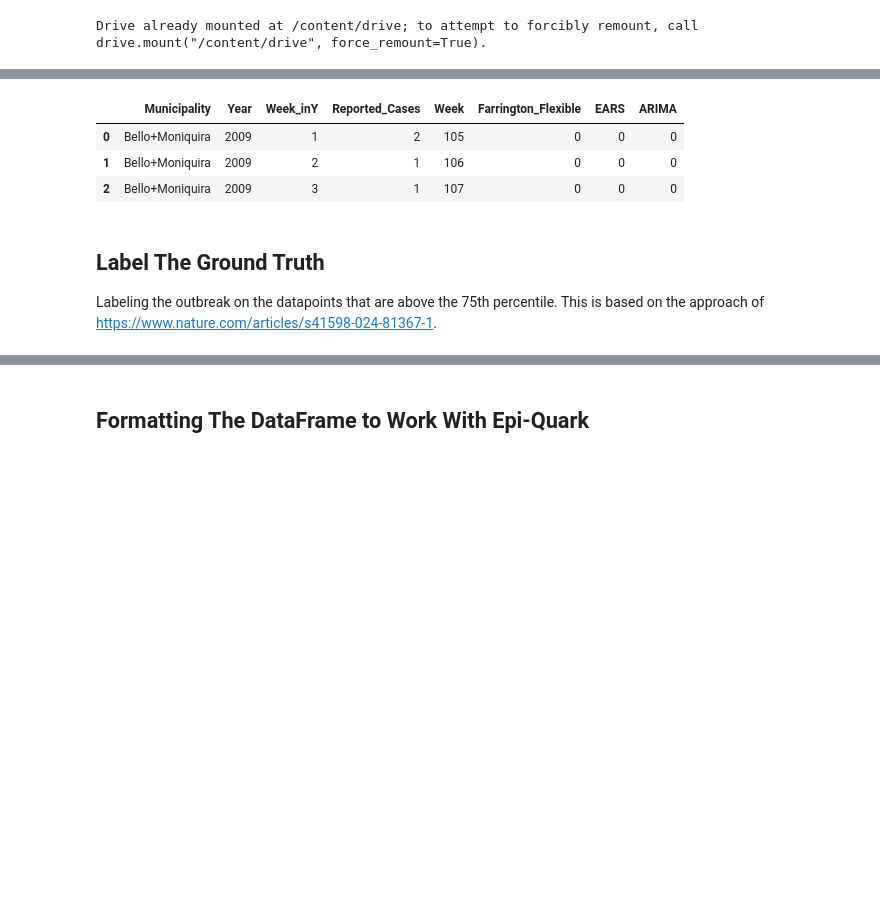
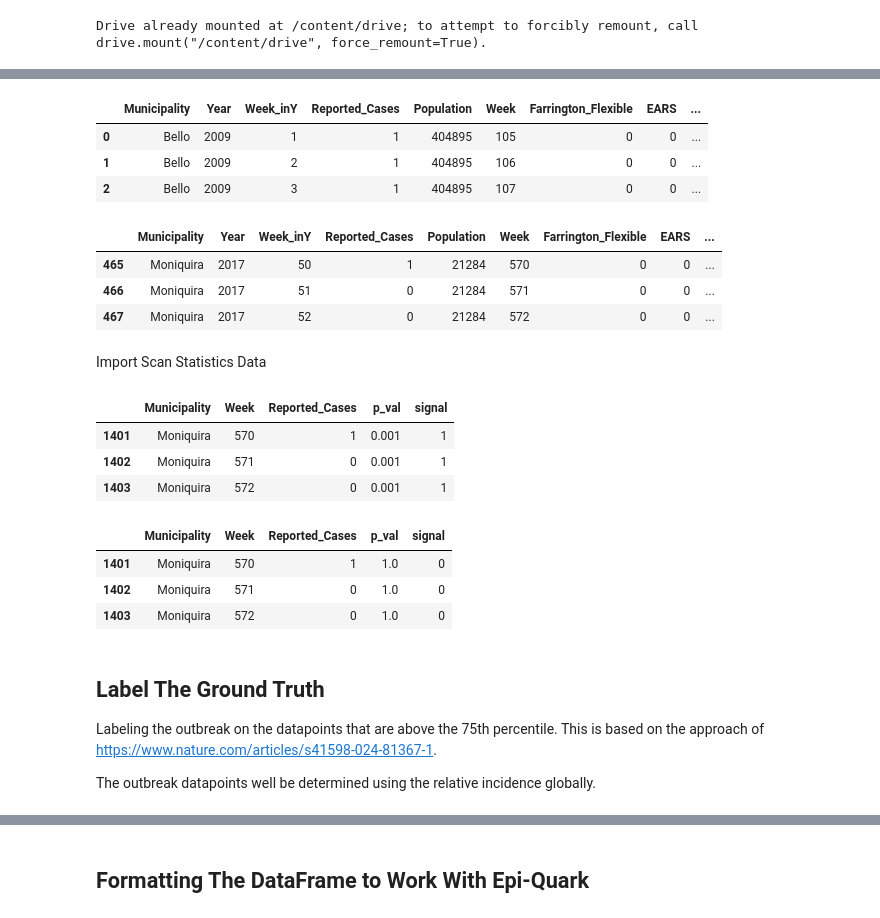
Before and after one commit to SahputraS/Outbreak-Simulation-and-Detection-Testing, a Jupyter notebook: Outbreak_Detection_Evaluation_(Mosquito_Borne_Disease).ipynb, the cells around one changed output, grey strips where cells are left out. Drawn from its saved outputs; the diff is of its cells as text; code cells hidden in the pictures; blank space fills up the shorter version.

```diff
--- a/Outbreak_Detection_Evaluation_(Mosquito_Borne_Disease).ipynb
+++ b/Outbreak_Detection_Evaluation_(Mosquito_Borne_Disease).ipynb
@@ -29,13 +33,65 @@ dengue_cucuta.head(3)
 # %%
-dengue_bemon_path = '/content/drive/My Drive/Mosquito_Data/dengue_bemon.csv'
+dengue_bello_path = '/content/drive/My Drive/Mosquito_Data/dengue_bello.csv'
 
-dengue_bemon = pd.read_csv(dengue_bemon_path)
-dengue_bemon.head(3)
+dengue_bello = pd.read_csv(dengue_bello_path)
+dengue_bello.head(3)
 # %% [output]
-|  | Municipality | Year | Week_inY | Reported_Cases | Week | Farrington_Flexible | EARS | ARIMA |
-| 0 | Bello+Moniquira | 2009 | 1 | 2 | 105 | 0 | 0 | 0 |
-| 1 | Bello+Moniquira | 2009 | 2 | 1 | 106 | 0 | 0 | 0 |
-| 2 | Bello+Moniquira | 2009 | 3 | 1 | 107 | 0 | 0 | 0 |
+|  | Municipality | Year | Week_inY | Reported_Cases | Population | Week | Farrington_Flexible | EARS | ... |
+| 0 | Bello | 2009 | 1 | 1 | 404895 | 105 | 0 | 0 | ... |
+| 1 | Bello | 2009 | 2 | 1 | 404895 | 106 | 0 | 0 | ... |
+| 2 | Bello | 2009 | 3 | 1 | 404895 | 107 | 0 | 0 | ... |
+# %%
+dengue_moni_path = '/content/drive/My Drive/Mosquito_Data/dengue_moni.csv'
+
+dengue_moni = pd.read_csv(dengue_moni_path)
+dengue_moni.tail(3)
+# %% [output]
+|  | Municipality | Year | Week_inY | Reported_Cases | Population | Week | Farrington_Flexible | EARS | ... |
+| 465 | Moniquira | 2017 | 50 | 1 | 21284 | 570 | 0 | 0 | ... |
+| 466 | Moniquira | 2017 | 51 | 0 | 21284 | 571 | 0 | 0 | ... |
+| 467 | Moniquira | 2017 | 52 | 0 | 21284 | 572 | 0 | 0 | ... |
+# %% [markdown]
+Import Scan Statistics Data
+# %%
+scan11y_path = '/content/drive/My Drive/Mosquito_Data/scan_detect_11y.csv'
+
+scan_11y = pd.read_csv(scan11y_path)
+scan_11y['Week_inY'] = scan_11y['Week']
+
+# To have the same format as the other detector
+first_week = dengue_cucuta['Week'][0]
+scan_11y["Week"] = (scan_11y.groupby("Municipality").cumcount().add(first_week))
+scan_11y = scan_11y.drop(columns=["Year", "Week_inY", "Population" ])
+scan_11y = scan_11y.rename(columns={'MC_pvalue': "p_val", "Dengue_total": "Reported_Cases"})
+# Since there is no p_val outside the cluster, i just put the value to be 1 (to then rather put easier to convert to the weight)
+scan_11y["p_val"] = scan_11y["p_val"].fillna(1)
+scan_11y.tail(3)
+# %% [output]
+|  | Municipality | Week | Reported_Cases | p_val | signal |
+| 1401 | Moniquira | 570 | 1 | 0.001 | 1 |
+| 1402 | Moniquira | 571 | 0 | 0.001 | 1 |
+| 1403 | Moniquira | 572 | 0 | 0.001 | 1 |
+# %%
+scan3y_path = '/content/drive/My Drive/Mosquito_Data/scan_detect_3y.csv'
+
+scan_3y = pd.read_csv(scan3y_path)
+scan_3y['Week_inY'] = scan_3y['Week']
+
+# To have the same format as the other detector
+first_week = dengue_cucuta['Week'][0]
+scan_3y["Week"] = (scan_3y.groupby("Municipality").cumcount().add(first_week))
+scan_3y = scan_3y.drop(columns=["Year", "Week_inY", "Population" ])
+scan_3y = scan_3y.rename(columns={'MC_pvalue': "p_val", "Dengue_total": "Reported_Cases"})
+# Since there is no p_val outside the cluster, i just put the value to be 1 (to then rather put easier to convert to the weight)
+scan_3y["p_val"] = scan_3y["p_val"].fillna(1)
+scan_3y.tail(3)
+# %% [output]
+|  | Municipality | Week | Reported_Cases | p_val | signal |
+| 1401 | Moniquira | 570 | 1 | 1.0 | 0 |
+| 1402 | Moniquira | 571 | 0 | 1.0 | 0 |
+| 1403 | Moniquira | 572 | 0 | 1.0 | 0 |
 # %% [markdown]
 ## Label The Ground Truth
 Labeling the outbreak on the datapoints that are above the 75th percentile. This is based on the approach of https://www.nature.com/articles/s41598-024-81367-1.
+
+The outbreak datapoints well be determined using the relative incidence globally.
```
Also changed, not shown: parts of 30 cells of this notebook.
